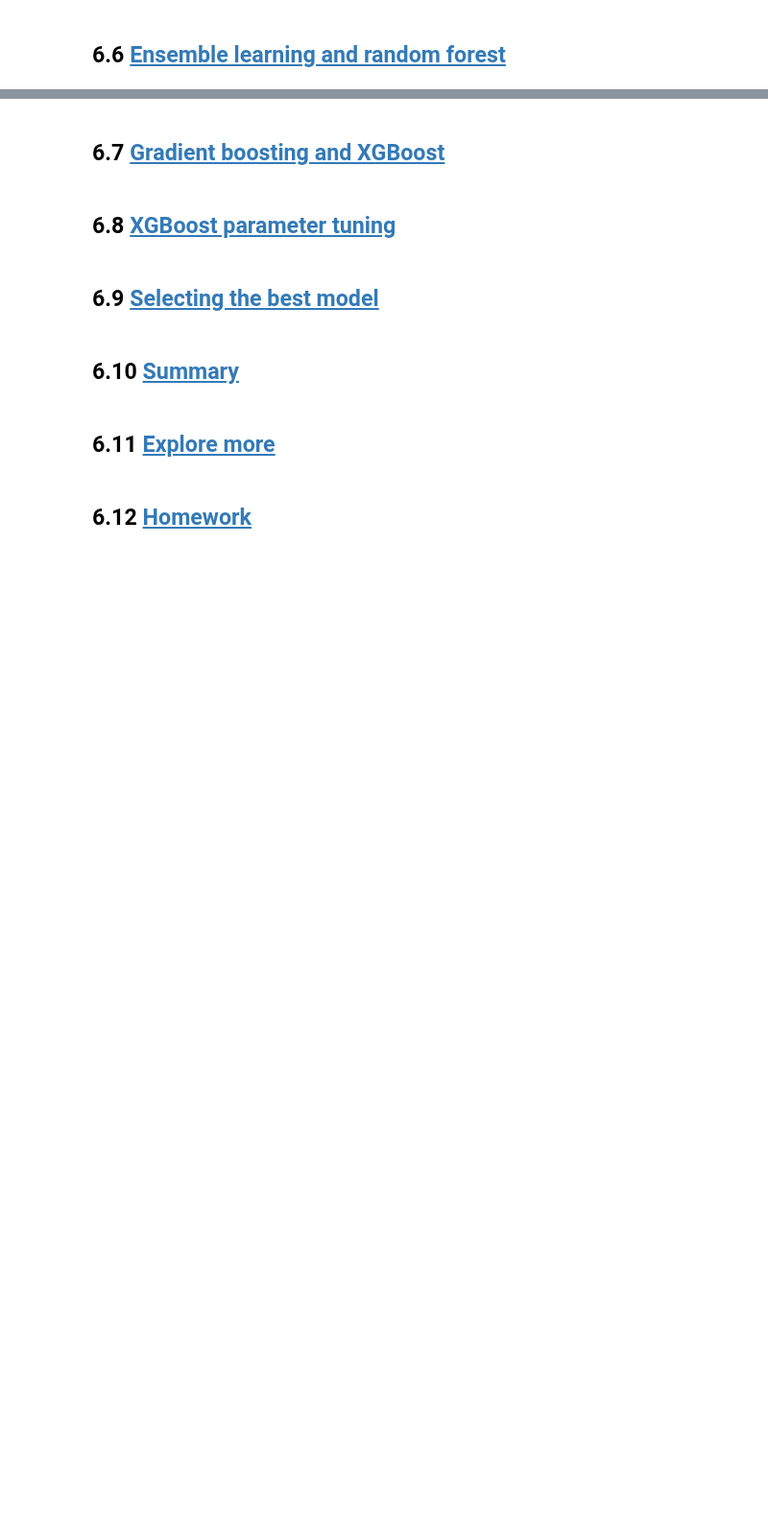
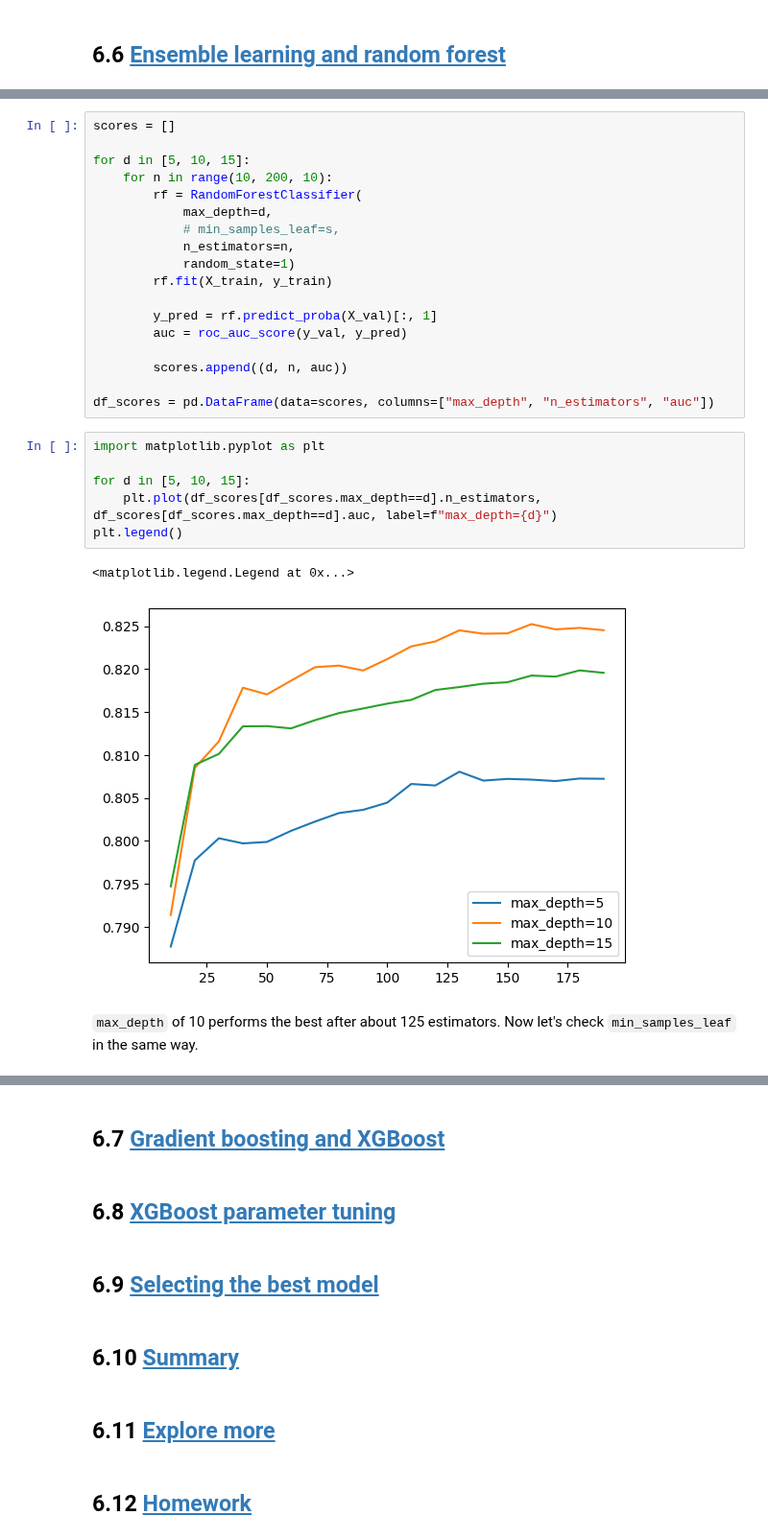
Before and after one commit to kemaldahha/machine-learning-course, a Jupyter notebook: week_6_notes.ipynb, the cells around one changed output, grey strips where cells are left out. Shown at 96% size. Drawn from its saved outputs; the diff is of its cells as text; blank space fills up the shorter version.

```diff
--- a/week_6_notes.ipynb
+++ b/week_6_notes.ipynb
@@ -402,0 +451,29 @@ sns.heatmap(df_scores.pivot(index="min_samples_leaf", columns="max_depth", value
+# %%
+scores = []
+
+for d in [5, 10, 15]:
+    for n in range(10, 200, 10):
+        rf = RandomForestClassifier(
+            max_depth=d,
+            # min_samples_leaf=s,
+            n_estimators=n,
+            random_state=1)
+        rf.fit(X_train, y_train)
+
+        y_pred = rf.predict_proba(X_val)[:, 1]
+        auc = roc_auc_score(y_val, y_pred)
+
+        scores.append((d, n, auc))
+
+df_scores = pd.DataFrame(data=scores, columns=["max_depth", "n_estimators", "auc"])
+# %%
+import matplotlib.pyplot as plt
+
+for d in [5, 10, 15]:
+    plt.plot(df_scores[df_scores.max_depth==d].n_estimators, df_scores[df_scores.max_depth==d].auc, label=f"max_depth={d}")
+plt.legend()
+# %% [output]
+<matplotlib.legend.Legend at 0x...>
+[figure, added]
+# %% [markdown]
+`max_depth` of 10 performs the best after about 125 estimators. Now let's check `min_samples_leaf` in the same way.
```
Also changed, not shown: parts of 18 cells of this notebook, 1 other file.
